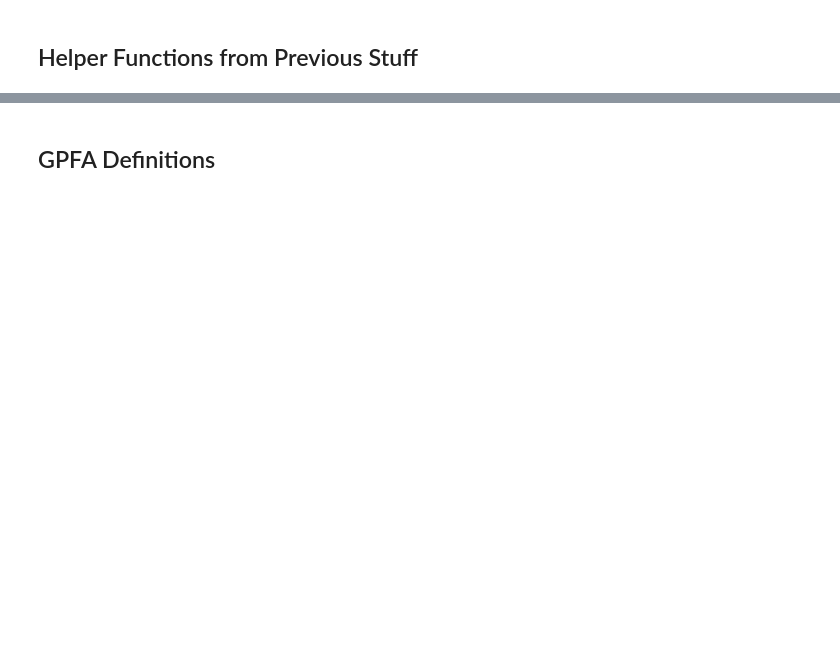
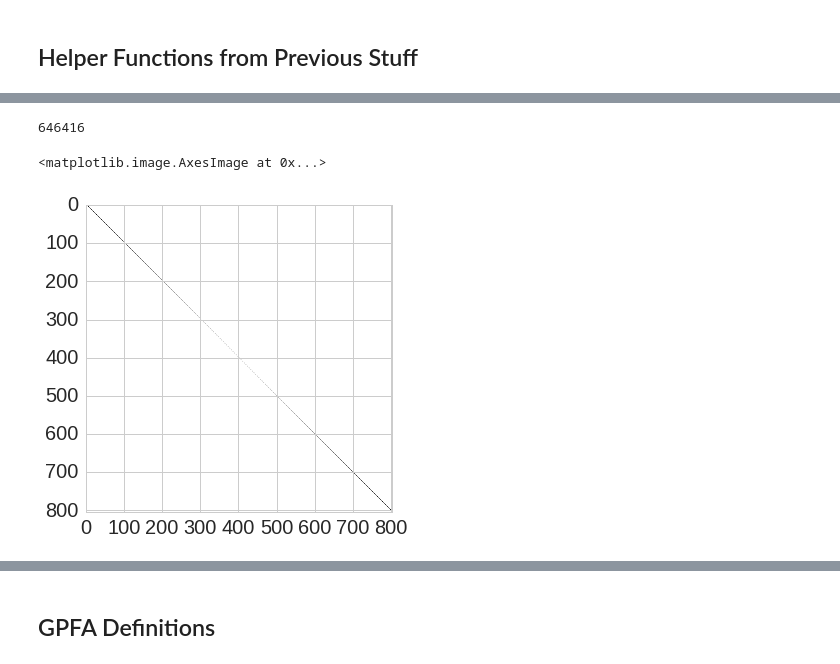
Before and after one commit to yves-weissenberger/GPR, a Jupyter notebook: Poisson_GPFA.ipynb, the cells around one changed output, grey strips where cells are left out. Cells and saved outputs as stored; diff of their text form; code cells hidden in the pictures; blank space fills up the shorter version.

```diff
--- a/Poisson_GPFA.ipynb
+++ b/Poisson_GPFA.ipynb
@@ -57,0 +117,24 @@ def calc_K
+# %%
+#### LETS make K-big
+
+Kd = np.zeros([T_max,T_max,hiddenDim,hiddenDim])
+print np.product(Kd.shape)
+for t1 in range(T_max):
+#
+    for t2 in range(T_max):
+#
+        for xd in range(hiddenDim):
+            Kd[t1,t2,xd,xd] = epsSignal*np.exp(-0.5*((t1-t2)**2/(.00020*params[xd][2])**2))
+
+K_big = np.zeros([T_max*hiddenDim,T_max*hiddenDim])
+
+for i in range(T_max):
+    for j in range(T_max):
+        K_big[i*hiddenDim:(i+1)*hiddenDim,j*hiddenDim:(j+1)*hiddenDim] = Kd[i,j]
+# %% [output]
+646416
+# %%
+plt.imshow(K_big)
+# %% [output]
+<matplotlib.image.AxesImage at 0x...>
+[figure, added]
```
Also changed, not shown: parts of 33 cells of this notebook.
